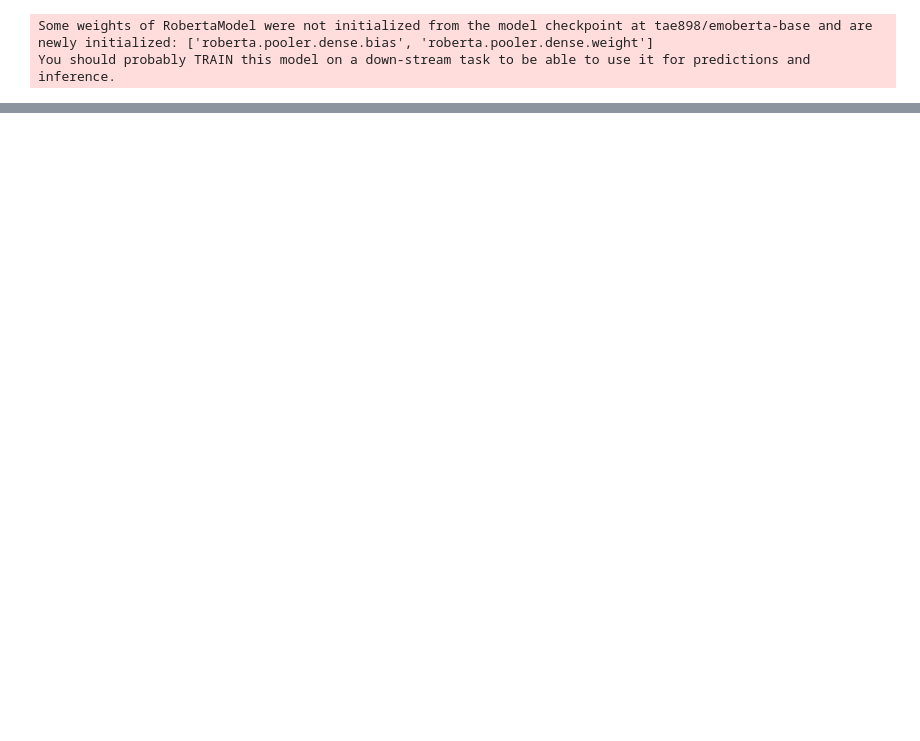
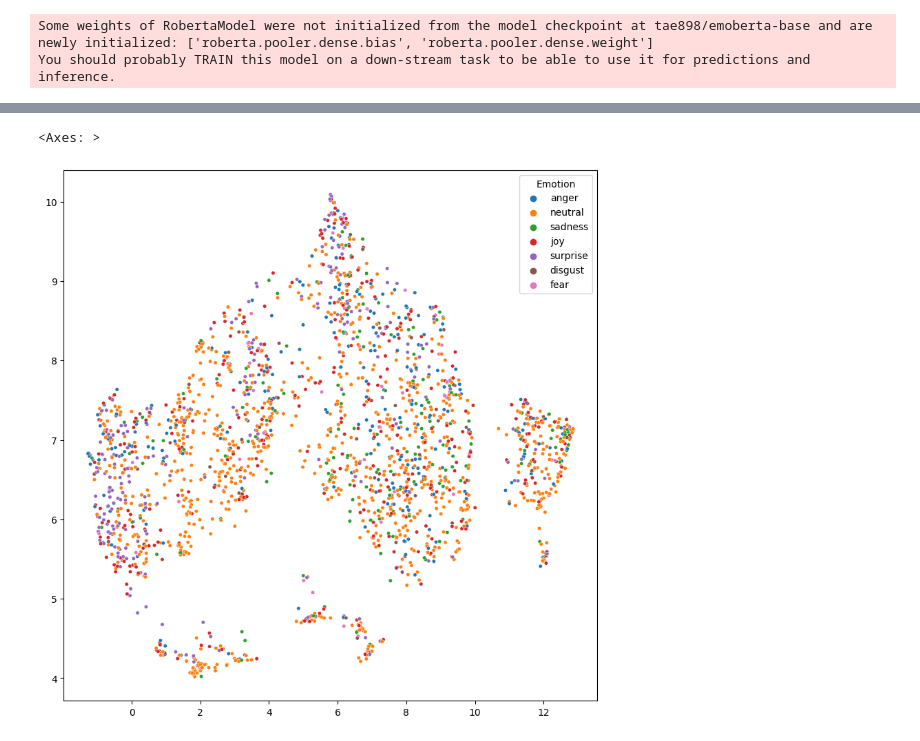
Before and after one commit to Multimodal-Emotion-Recognition-Group/erc_text_embedders_research, a Jupyter notebook: notebooks/TextEmbedders.ipynb, the cells around one changed output, grey strips where cells are left out. Drawn from its saved outputs; the diff is of its cells as text; code cells hidden in the pictures; blank space fills up the shorter version.

```diff
--- a/notebooks/TextEmbedders.ipynb
+++ b/notebooks/TextEmbedders.ipynb
@@ -311,0 +339,16 @@ sns.scatterplot(x=X_embedded[:, 0], y=X_embedded[:, 1], hue=test_data['Emotion']
+# %%
+embs_numpy = embeddings.detach().numpy()
+
+fit = umap.UMAP(
+    n_components=2,
+    metric='cosine',
+    n_neighbors=30,
+    random_state=42
+)
+
+X_embedded = fit.fit_transform(embs_numpy)
+plt.figure(figsize=(10, 10))
+sns.scatterplot(x=X_embedded[:, 0], y=X_embedded[:, 1], hue=test_data['Emotion'], s=15)
+# %% [output]
+<Axes: >
+[figure, added]
```
Also changed, not shown: parts of 16 cells of this notebook.
